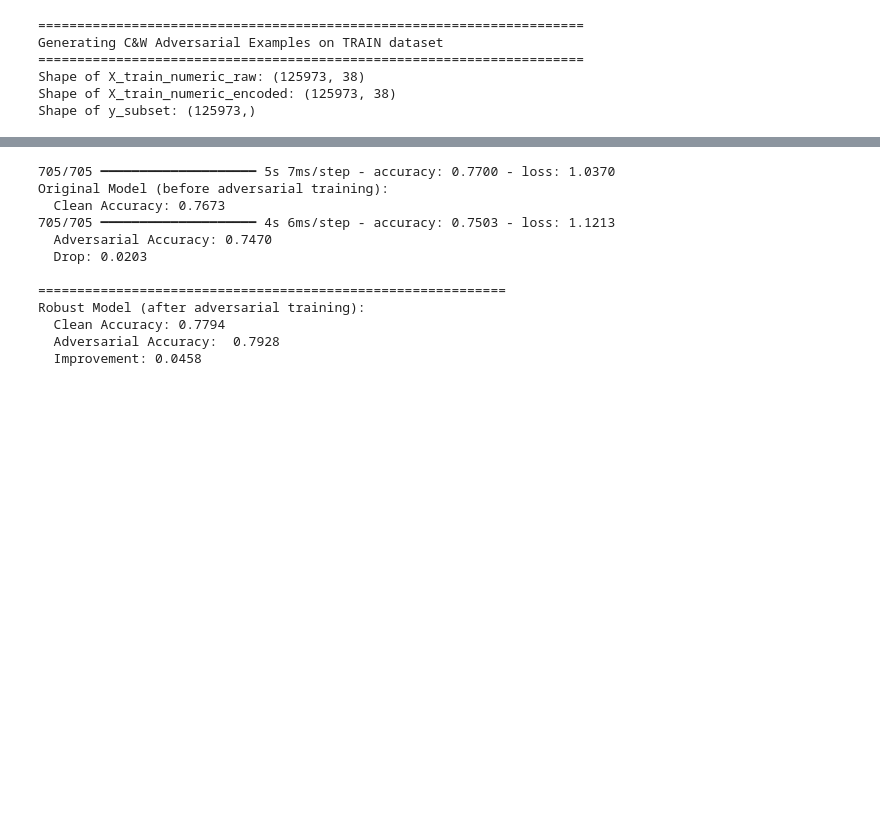
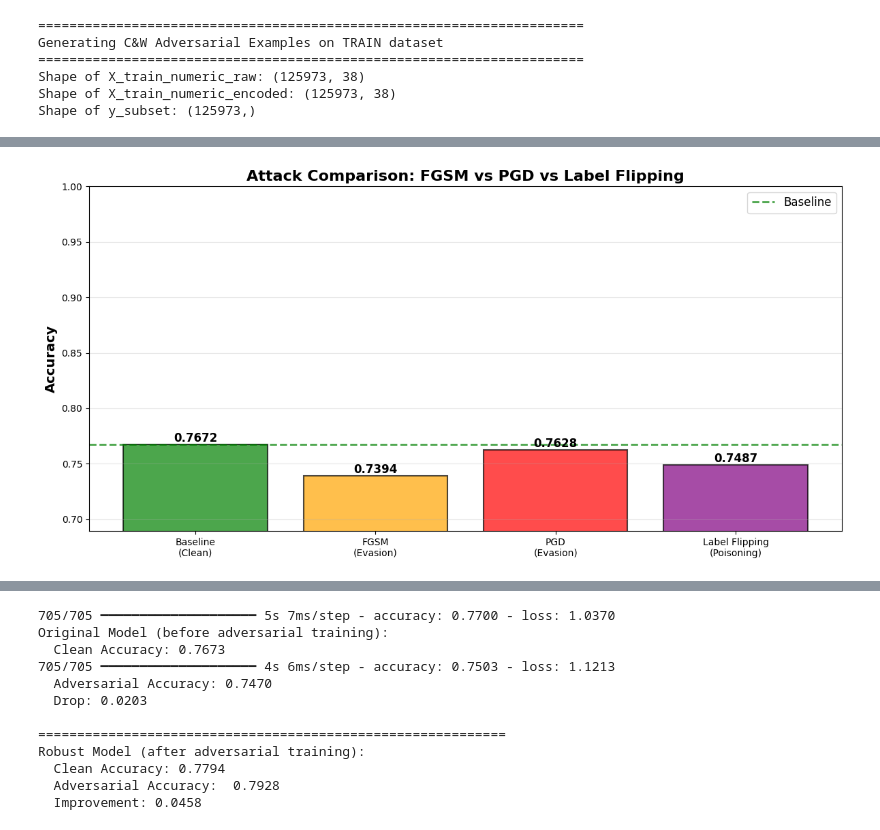
Before and after one commit to taasmaaawad-ops/manada-files, a Jupyter notebook: manda_nslkdd-lstm.ipynb, the cells around one changed output, grey strips where cells are left out. Saved outputs shown, nothing was run; the diff lists cells and outputs as text; code cells hidden in the pictures; blank space fills up the shorter version.

```diff
--- a/manda_nslkdd-lstm.ipynb
+++ b/manda_nslkdd-lstm.ipynb
@@ -2560,0 +2579,94 @@ NameError: name 'acc_clean' is not defined
+# %%
+import matplotlib.pyplot as plt
+import numpy as np
+
+print("="*70)
+print("COMPARISON: FGSM vs PGD vs Label Flipping")
+print("="*70)
+
+# ============ Baseline ============
+model_clean = build_ids_lstm(len(numeric_features))
+model_clean.fit(X_train_num_lstm, Y_train_num_lstm, epochs=20, batch_size=256,
+                validation_split=0.2, verbose=0)
+_, acc_baseline = model_clean.evaluate(X_test_numeric_lstm, y_test_numeric_lstm, verbose=0)
+print(f"✓ Baseline Accuracy: {acc_baseline:.4f}")
+
+# ============ FGSM ============
+print("\nEvaluating FGSM...")
+X_test_fgsm, y_test_fgsm = manda_fgsm_numeric_only(
+    model_clean,
+    X_test[numeric_features].copy(),
+    X_test.values[:, numeric_idx],
+    y_test.values,
+    eps=0.3, p=0.2
+)
+X_test_fgsm_lstm, y_test_fgsm_lstm = make_lstm_sequences(X_test_fgsm, y_test_fgsm, timesteps=timesteps_for_lstm)
+_, acc_fgsm = model_clean.evaluate(X_test_fgsm_lstm, y_test_fgsm_lstm, verbose=0)
+print(f"✓ FGSM Accuracy: {acc_fgsm:.4f} | Drop: {acc_baseline - acc_fgsm:.4f}")
+
+# ============ PGD ============
+print("\nEvaluating PGD...")
+X_test_pgd, y_test_pgd = manda_pgd_numeric_only(
+    model_clean,
+    X_test[numeric_features].copy(),
+    X_test.values[:, numeric_idx],
+    y_test.values,
+    eps=0.2, alpha=0.01, iterations=5, p=0.2
+)
+X_test_pgd_lstm, y_test_pgd_lstm = make_lstm_sequences(X_test_pgd, y_test_pgd, timesteps=timesteps_for_lstm)
+_, acc_pgd = model_clean.evaluate(X_test_pgd_lstm, y_test_pgd_lstm, verbose=0)
+print(f"✓ PGD Accuracy: {acc_pgd:.4f} | Drop: {acc_baseline - acc_pgd:.4f}")
+
+# ============ Label Flipping ============
+print("\nEvaluating Label Flipping...")
+X_train_flipped, y_train_flipped, _ = label_flipping_attack(
+    X_train.values[:, numeric_idx],
+    y_train.values,
+    flip_ratio=0.10,
+    attack_type='targeted_malicious'
+)
+X_train_flipped_lstm, y_train_flipped_lstm = make_lstm_sequences(
+    X_train_flipped, y_train_flipped, timesteps=timesteps_for_lstm)
+model_flipped = build_ids_lstm(len(numeric_features))
+model_flipped.fit(X_train_flipped_lstm, y_train_flipped_lstm, epochs=5,
+                  batch_size=256, validation_split=0.2, verbose=0)
+_, acc_flipping = model_flipped.evaluate(X_test_numeric_lstm, y_test_numeric_lstm, verbose=0)
+print(f"✓ Label Flipping Accuracy: {acc_flipping:.4f} | Drop: {acc_baseline - acc_flipping:.4f}")
+
+# ============ Summary Table ============
+print("\n" + "="*70)
+print(f"{'Attack':<30} {'Accuracy':<12} {'Drop':<12} {'Type':<15}")
+print("-"*70)
+print(f"{'Baseline (Clean)':<30} {acc_baseline:<12.4f} {'0.0000':<12} {'—':<15}")
+print(f"{'FGSM':<30} {acc_fgsm:<12.4f} {acc_baseline-acc_fgsm:<12.4f} {'Evasion':<15}")
+print(f"{'PGD':<30} {acc_pgd:<12.4f} {acc_baseline-acc_pgd:<12.4f} {'Evasion':<15}")
+print(f"{'Label Flipping (10%)':<30} {acc_flipping:<12.4f} {acc_baseline-acc_flipping:<12.4f} {'Poisoning':<15}")
+print("="*70)
+
+most_effective = min([('FGSM', acc_fgsm), ('PGD', acc_pgd), ('Label Flipping', acc_flipping)],
+                      key=lambda x: x[1])
+print(f"\n🔥 Most Effective Attack: {most_effective[0]} (Accuracy: {most_effective[1]:.4f})")
+
+# ============ Plot ============
+attacks   = ['Baseline\n(Clean)', 'FGSM\n(Evasion)', 'PGD\n(Evasion)', 'Label Flipping\n(Poisoning)']
+accuracies = [acc_baseline, acc_fgsm, acc_pgd, acc_flipping]
+colors     = ['green', 'orange', 'red', 'purple']
+
+plt.figure(figsize=(12, 6))
+bars = plt.bar(attacks, accuracies, color=colors, alpha=0.7, edgecolor='black', linewidth=1.5)
+
+for bar, acc in zip(bars, accuracies):
+    plt.text(bar.get_x() + bar.get_width()/2., bar.get_height(),
+             f'{acc:.4f}', ha='center', va='bottom', fontsize=12, fontweight='bold')
+
+plt.axhline(y=acc_baseline, color='green', linestyle='--', linewidth=2, label='Baseline', alpha=0.7)
+plt.ylabel('Accuracy', fontsize=14, fontweight='bold')
+plt.title('Attack Comparison: FGSM vs PGD vs Label Flipping', fontsize=16, fontweight='bold')
+plt.ylim([min(accuracies) - 0.05, 1.0])
+plt.legend(fontsize=12)
+plt.grid(True, alpha=0.3, axis='y')
+plt.tight_layout()
+plt.savefig('attacks_comparison.png', dpi=300, bbox_inches='tight')
+plt.show()
+print("✓ Saved: attacks_comparison.png")
+# %% [output]
@@ -2560,0 +2702 @@ NameError: name 'acc_clean' is not defined
+[figure, added]
```
Also changed, not shown: parts of 3 cells of this notebook.
